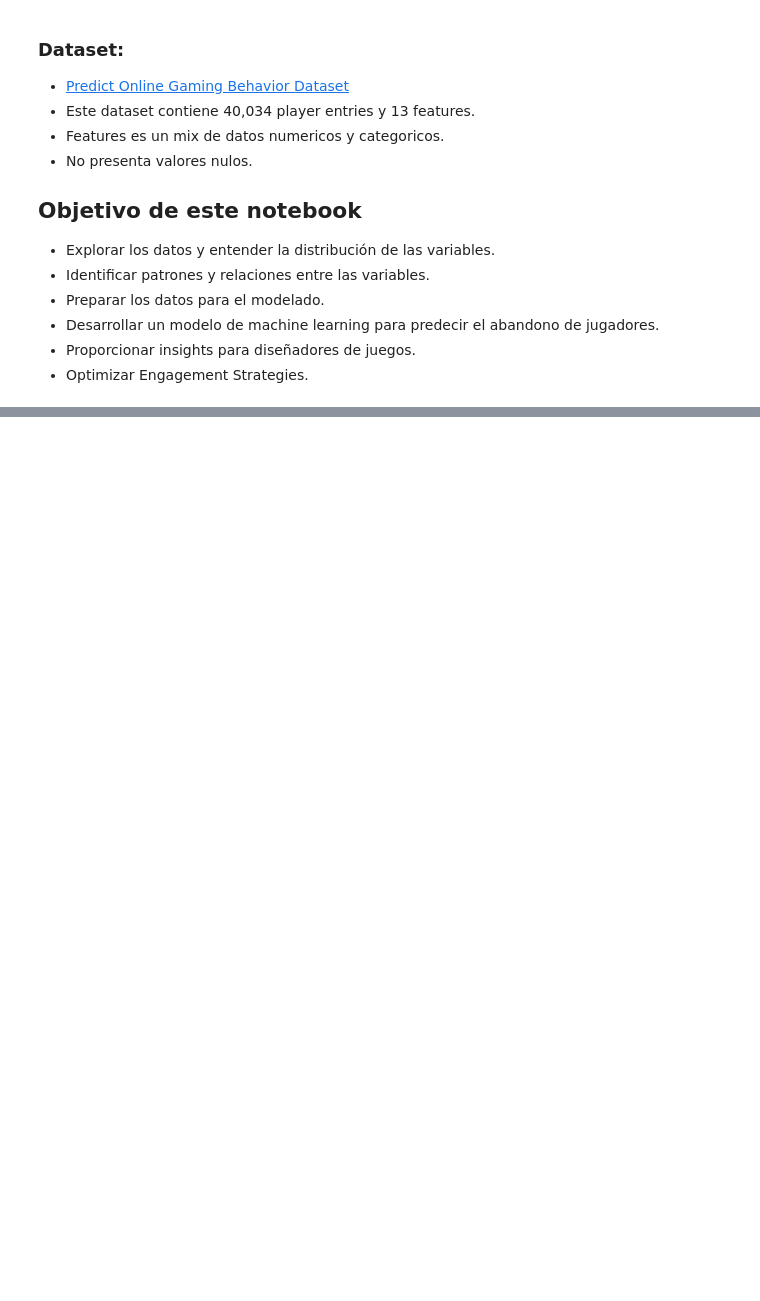
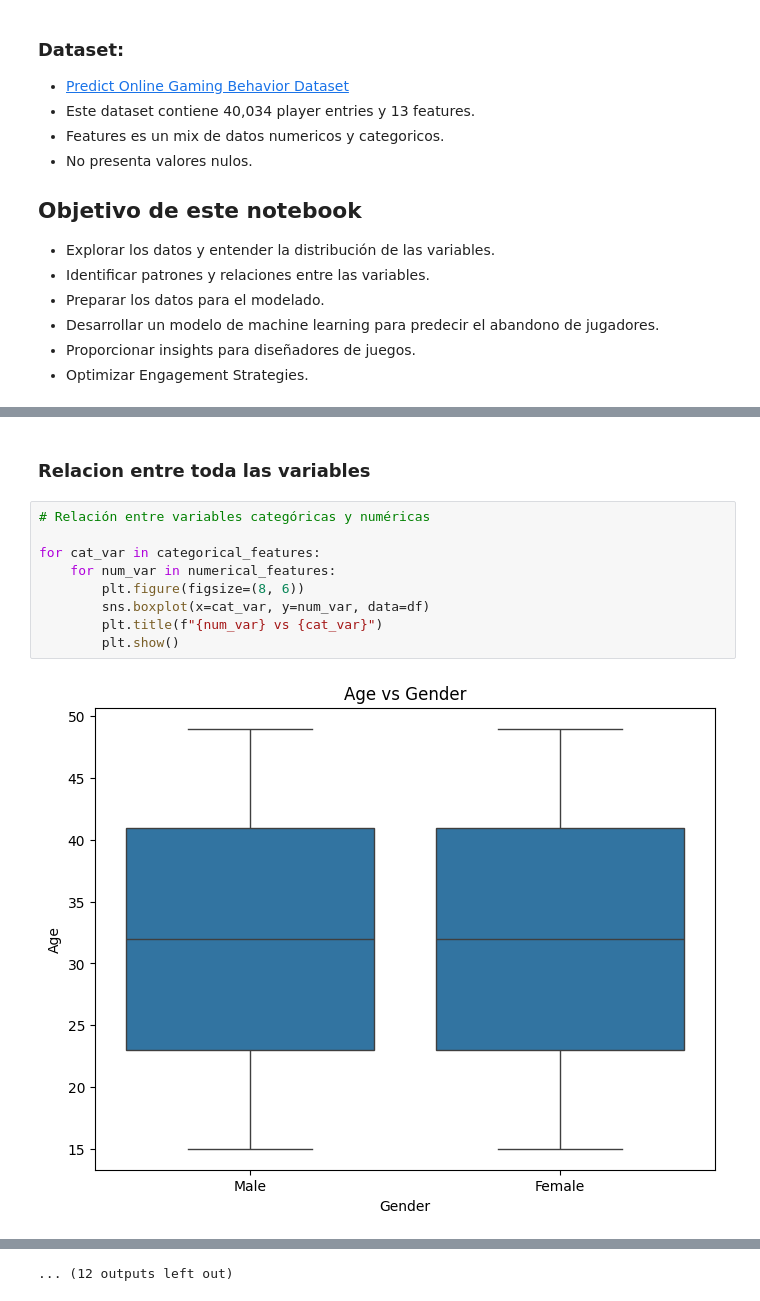
Before and after one commit to Dolcevitta95/Churn_gaming, a Jupyter notebook: dataset/EDA.ipynb, the cells around one changed output, grey strips where cells are left out. Cells and saved outputs as stored; diff of their text form; blank space fills up the shorter version.

```diff
--- a/dataset/EDA.ipynb
+++ b/dataset/EDA.ipynb
@@ -124,0 +320,13 @@ plt.show()
+# %% [markdown]
+### Relacion entre toda las variables
+# %%
+# Relación entre variables categóricas y numéricas
+
+for cat_var in categorical_features:
+    for num_var in numerical_features:
+        plt.figure(figsize=(8, 6))
+        sns.boxplot(x=cat_var, y=num_var, data=df)
+        plt.title(f"{num_var} vs {cat_var}")
+        plt.show()
+# %% [output]
+[figure, added]
@@ -124,0 +344 @@ plt.show()
+... (12 outputs left out)
```
Also changed, not shown: parts of 33 cells of this notebook.
